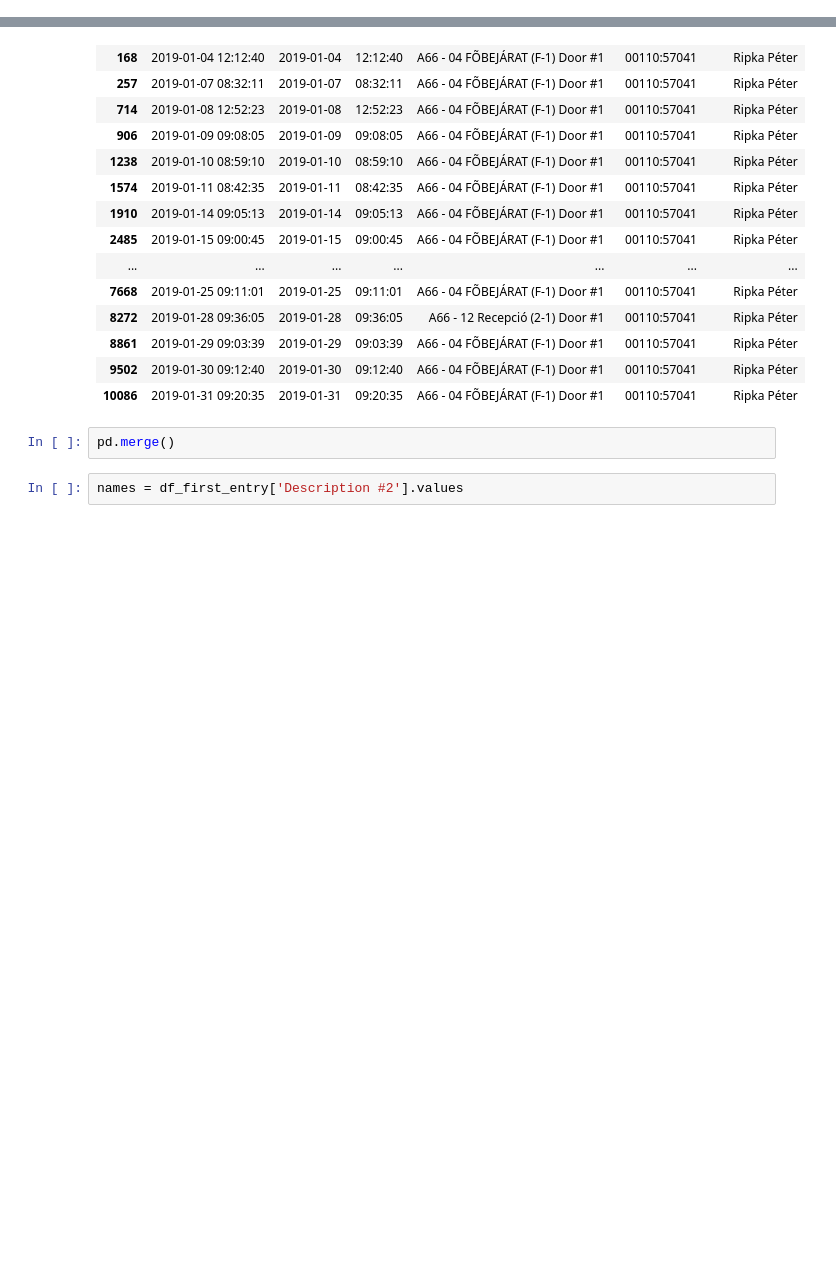
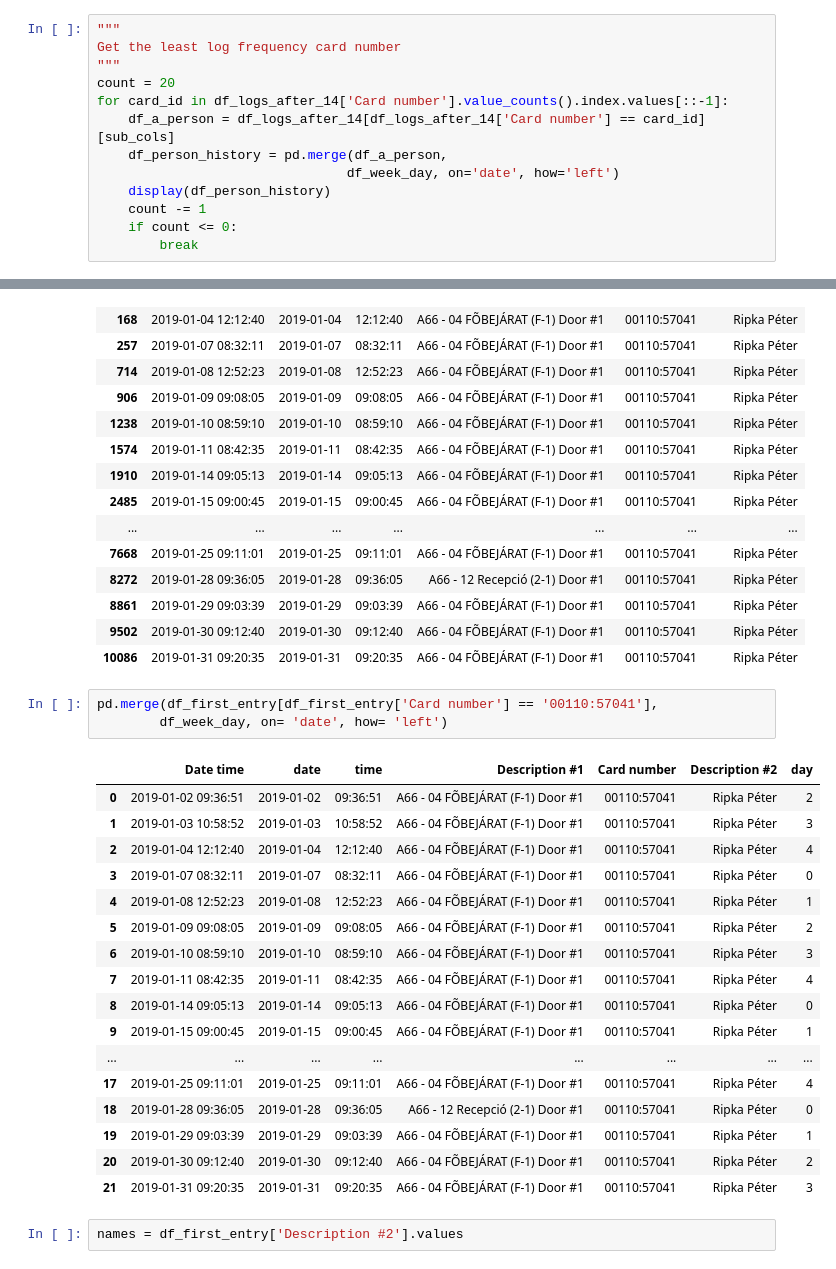
Before and after one commit to green-fox-academy/Yuan-EPAM, a Jupyter notebook: week-02/day-5/project_doors.ipynb, the cells around one changed output, grey strips where cells are left out. Saved outputs shown, nothing was run; the diff lists cells and outputs as text; blank space fills up the shorter version.

```diff
--- a/week-02/day-5/project_doors.ipynb
+++ b/week-02/day-5/project_doors.ipynb
@@ -417,0 +606,13 @@ Name: time, Length: 115, dtype: object>
+# %%
+"""
+Get the least log frequency card number
+"""
+count = 20
+for card_id in df_logs_after_14['Card number'].value_counts().index.values[::-1]:
+    df_a_person = df_logs_after_14[df_logs_after_14['Card number'] == card_id][sub_cols]
+    df_person_history = pd.merge(df_a_person,
+                                df_week_day, on='date', how='left')
+    display(df_person_history)
+    count -= 1
+    if count <= 0:
+        break
@@ -496,8 +758,27 @@ df_first_entry[df_first_entry['Card number'] == '00110:57041']
 | 8861 | 2019-01-29 09:03:39 | 2019-01-29 | 09:03:39 | A66 - 04 FÕBEJÁRAT (F-1) Door #1 | 00110:57041 | Ripka Péter |
 | 9502 | 2019-01-30 09:12:40 | 2019-01-30 | 09:12:40 | A66 - 04 FÕBEJÁRAT (F-1) Door #1 | 00110:57041 | Ripka Péter |
 | 10086 | 2019-01-31 09:20:35 | 2019-01-31 | 09:20:35 | A66 - 04 FÕBEJÁRAT (F-1) Door #1 | 00110:57041 | Ripka Péter |
-# %%
-pd.merge()
+# %%
+pd.merge(df_first_entry[df_first_entry['Card number'] == '00110:57041'],
+        df_week_day, on= 'date', how= 'left')
+# %% [output]
+|  | Date time | date | time | Description #1 | Card number | Description #2 | day |
+| 0 | 2019-01-02 09:36:51 | 2019-01-02 | 09:36:51 | A66 - 04 FÕBEJÁRAT (F-1) Door #1 | 00110:57041 | Ripka Péter | 2 |
+| 1 | 2019-01-03 10:58:52 | 2019-01-03 | 10:58:52 | A66 - 04 FÕBEJÁRAT (F-1) Door #1 | 00110:57041 | Ripka Péter | 3 |
+| 2 | 2019-01-04 12:12:40 | 2019-01-04 | 12:12:40 | A66 - 04 FÕBEJÁRAT (F-1) Door #1 | 00110:57041 | Ripka Péter | 4 |
+| 3 | 2019-01-07 08:32:11 | 2019-01-07 | 08:32:11 | A66 - 04 FÕBEJÁRAT (F-1) Door #1 | 00110:57041 | Ripka Péter | 0 |
+| 4 | 2019-01-08 12:52:23 | 2019-01-08 | 12:52:23 | A66 - 04 FÕBEJÁRAT (F-1) Door #1 | 00110:57041 | Ripka Péter | 1 |
+| 5 | 2019-01-09 09:08:05 | 2019-01-09 | 09:08:05 | A66 - 04 FÕBEJÁRAT (F-1) Door #1 | 00110:57041 | Ripka Péter | 2 |
+| 6 | 2019-01-10 08:59:10 | 2019-01-10 | 08:59:10 | A66 - 04 FÕBEJÁRAT (F-1) Door #1 | 00110:57041 | Ripka Péter | 3 |
+| 7 | 2019-01-11 08:42:35 | 2019-01-11 | 08:42:35 | A66 - 04 FÕBEJÁRAT (F-1) Door #1 | 00110:57041 | Ripka Péter | 4 |
+| 8 | 2019-01-14 09:05:13 | 2019-01-14 | 09:05:13 | A66 - 04 FÕBEJÁRAT (F-1) Door #1 | 00110:57041 | Ripka Péter | 0 |
+| 9 | 2019-01-15 09:00:45 | 2019-01-15 | 09:00:45 | A66 - 04 FÕBEJÁRAT (F-1) Door #1 | 00110:57041 | Ripka Péter | 1 |
+| ... | ... | ... | ... | ... | ... | ... | ... |
+| 17 | 2019-01-25 09:11:01 | 2019-01-25 | 09:11:01 | A66 - 04 FÕBEJÁRAT (F-1) Door #1 | 00110:57041 | Ripka Péter | 4 |
+| 18 | 2019-01-28 09:36:05 | 2019-01-28 | 09:36:05 | A66 - 12 Recepció (2-1) Door #1 | 00110:57041 | Ripka Péter | 0 |
+| 19 | 2019-01-29 09:03:39 | 2019-01-29 | 09:03:39 | A66 - 04 FÕBEJÁRAT (F-1) Door #1 | 00110:57041 | Ripka Péter | 1 |
+| 20 | 2019-01-30 09:12:40 | 2019-01-30 | 09:12:40 | A66 - 04 FÕBEJÁRAT (F-1) Door #1 | 00110:57041 | Ripka Péter | 2 |
+| 21 | 2019-01-31 09:20:35 | 2019-01-31 | 09:20:35 | A66 - 04 FÕBEJÁRAT (F-1) Door #1 | 00110:57041 | Ripka Péter | 3 |
 # %%
 names = df_first_entry['Description #2'].values
 # %%
```
Also changed, not shown: parts of 75 cells of this notebook.
